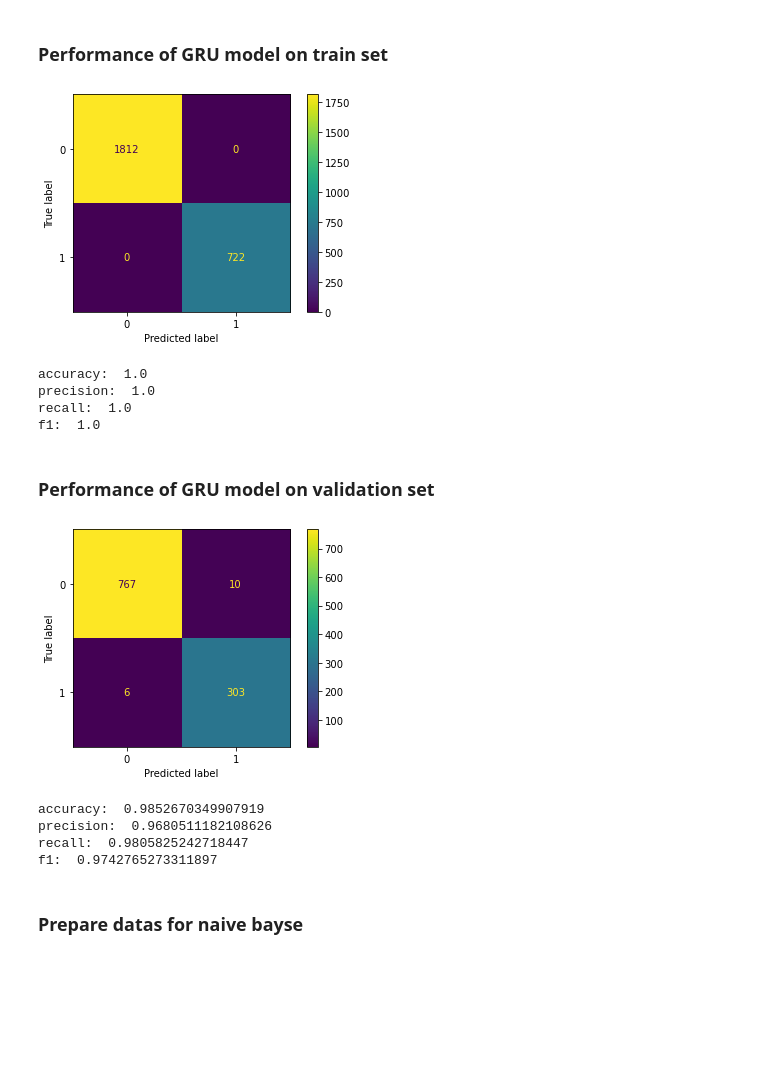
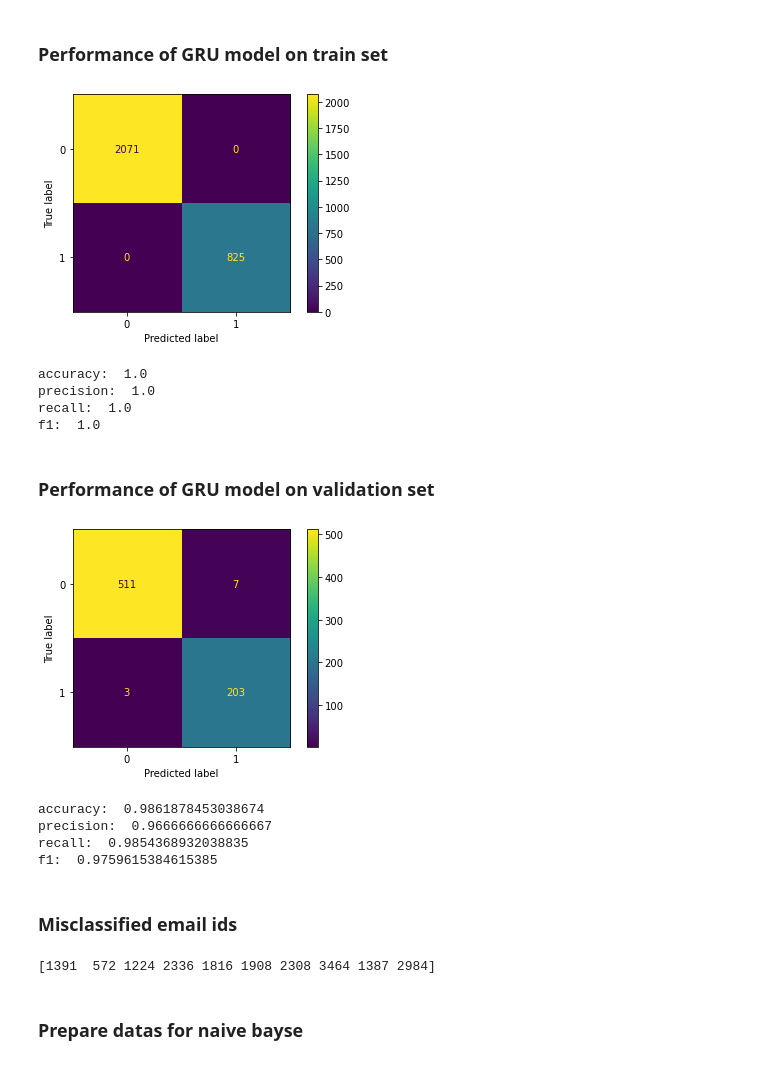
Before and after one commit to hanchaa/Korea_Univ_2021_2, a Jupyter notebook: COSE362/Glove.ipynb, the cells around one changed output. Saved outputs shown, nothing was run; the diff lists cells and outputs as text; code cells hidden in the pictures; blank space fills up the shorter version.

```diff
--- a/COSE362/Glove.ipynb
+++ b/COSE362/Glove.ipynb
@@ -6,17 +6,19 @@
 import nltk
 from nltk.corpus import stopwords
 from nltk.stem.wordnet import WordNetLemmatizer
-from nltk.tokenize import word_tokenize
+from nltk.tokenize import TreebankWordTokenizer
 
 nltk.download("punkt")
 nltk.download("stopwords")
 nltk.download("wordnet")
+nltk.download("treebank")
 
+tb_tokenizer = TreebankWordTokenizer()
 stop_words = stopwords.words("english")
 lemmatizer = WordNetLemmatizer()
 
 def tokenizer(text):
-    tokens = word_tokenize(text)
+    tokens = tb_tokenizer.tokenize(text)
     tokens = [lemmatizer.lemmatize(word) for word in tokens if word not in stop_words]
 
     return tokens
@@ -37,7 +42,7 @@ import torch
 from torchtext.legacy import data
 from torchtext.legacy.data import TabularDataset
 
-mail_field = data.Field(sequential=True, use_vocab=True, tokenize=str.split, lower=True, batch_first=True, fix_length=500)
+mail_field = data.Field(sequential=True, use_vocab=True, tokenize=tb_tokenizer.tokenize, lower=True, batch_first=True, fix_length=500)
 label_field = data.Field(sequential=False, use_vocab=False, batch_first=False, is_target=True)
 id_field = data.Field(sequential=False, use_vocab=False, batch_first=False, is_target=True)
 
@@ -46,7 +51,7 @@ loaded_data = TabularDataset(path="./data/train.csv",
                                  fields=[("id" , id_field), ("label", label_field), ("mail", mail_field)],
                                  skip_header=True)
 
-train_data, val_data = loaded_data.split(split_ratio=0.7, stratified=True, strata_field="label")
+train_data, val_data = loaded_data.split(split_ratio=0.8, stratified=True)
 
 print("train data: ", len(train_data))
 print(train_data.fields)
@@ -257,7 +262,7 @@ for batch in train_loader:
 
 print_performance(y_train, gru_train_result)
 # %% [output]
-[figure, old version]
+[figure, new version]
 accuracy:  1.0
 precision:  1.0
 recall:  1.0
@@ -267,18 +272,28 @@ f1:  1.0
 # %%
 for batch in val_loader:
     x = batch.mail
-    y = batch.label.cpu()
+    y = batch.label.cpu().numpy()
+    ids = batch.id.cpu().numpy()
 
     logit = best_model(x)
     gru_val_result = ((logit >= 0) * 1).cpu().numpy()
 
 print_performance(y, gru_val_result)
 # %% [output]
-[figure, old version]
+[figure, new version]
-accuracy:  0.9852670349907919
-precision:  0.9680511182108626
-recall:  0.9805825242718447
-f1:  0.9742765273311897
+accuracy:  0.9861878453038674
+precision:  0.9666666666666667
+recall:  0.9854368932038835
+f1:  0.9759615384615385
+# %% [markdown]
+### Misclassified email ids
+# %%
+def print_misclassified(result):
+    print(ids[np.where(y != result)])
+
+print_misclassified(gru_val_result)
+# %% [output]
+[1391  572 1224 2336 1816 1908 2308 3464 1387 2984]
 # %% [markdown]
 ### Prepare datas for naive bayse
 # %%
```
Also changed, not shown: parts of 24 cells of this notebook, 1 other file.
